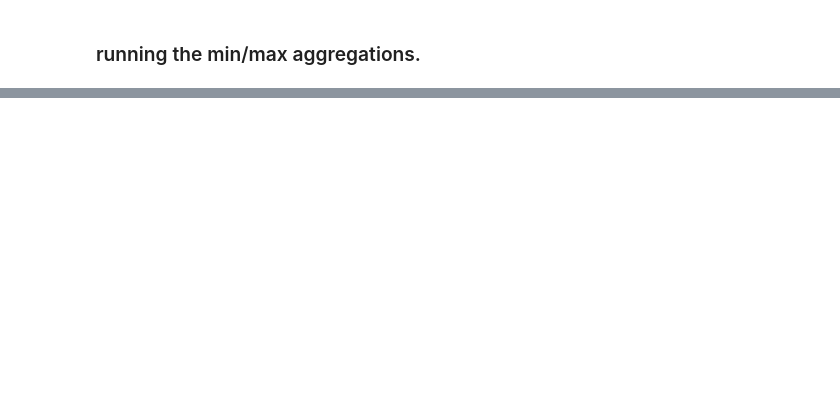
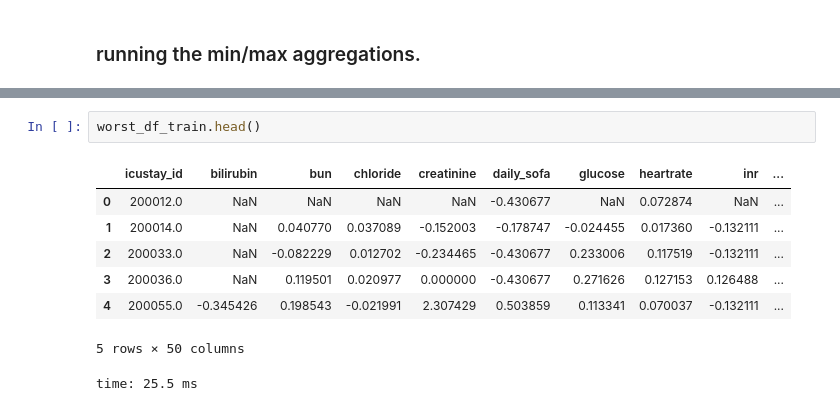
Before and after one commit to geickelb/mimiciii-antibiotics-opensource, a Jupyter notebook: notebooks/06-feature_aggregation.ipynb, the cells around one changed output, grey strips where cells are left out. Cells and saved outputs as stored; diff of their text form; blank space fills up the shorter version.

```diff
--- a/notebooks/06-feature_aggregation.ipynb
+++ b/notebooks/06-feature_aggregation.ipynb
@@ -612,3 +404,14 @@ time: 25.4 ms
+# %%
+worst_df_train.head()
+# %% [output]
+|  | icustay_id | bilirubin | bun | chloride | creatinine | daily_sofa | glucose | heartrate | inr | ... |
+| 0 | 200012.0 | NaN | NaN | NaN | NaN | -0.430677 | NaN | 0.072874 | NaN | ... |
+| 1 | 200014.0 | NaN | 0.040770 | 0.037089 | -0.152003 | -0.178747 | -0.024455 | 0.017360 | -0.132111 | ... |
+| 2 | 200033.0 | NaN | -0.082229 | 0.012702 | -0.234465 | -0.430677 | 0.233006 | 0.117519 | -0.132111 | ... |
+| 3 | 200036.0 | NaN | 0.119501 | 0.020977 | 0.000000 | -0.430677 | 0.271626 | 0.127153 | 0.126488 | ... |
+| 4 | 200055.0 | -0.345426 | 0.198543 | -0.021991 | 2.307429 | 0.503859 | 0.113341 | 0.070037 | -0.132111 | ... |
+5 rows × 50 columns
+time: 25.5 ms
 # %%
 worst_df_train['pao2fio2ratio'].describe()
 # %% [output]
```
Also changed, not shown: parts of 56 cells of this notebook, 4 other files.
